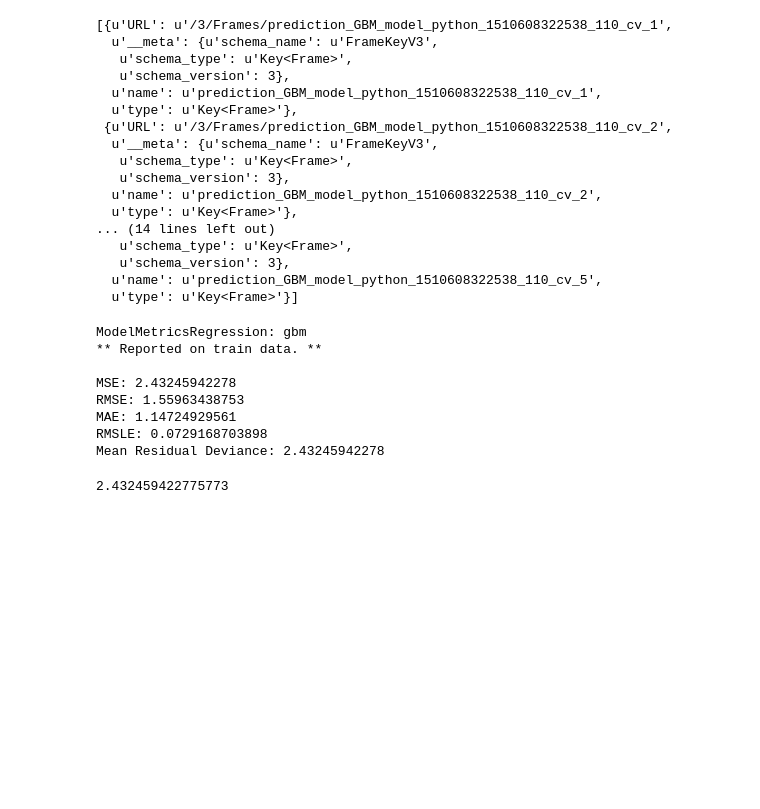
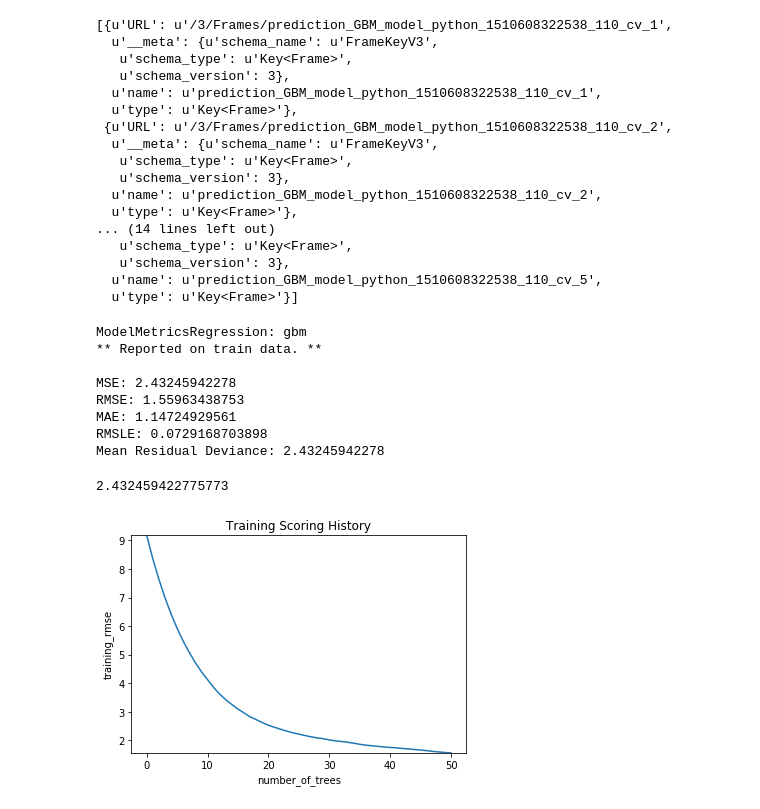
Before and after one commit to Avkash/mldl, a Jupyter notebook: notebook/h2o/H2O-GBM-House-Price-Regression.ipynb, the cells around one changed output. Drawn from its saved outputs; the diff is of its cells as text; code cells hidden in the pictures; blank space fills up the shorter version.

```diff
--- a/notebook/h2o/H2O-GBM-House-Price-Regression.ipynb
+++ b/notebook/h2o/H2O-GBM-House-Price-Regression.ipynb
@@ -796,0 +799,4 @@ gbm_model_with_training_and_cv._model_json['output']['training_metrics']['R^2']
+# %%
+gbm_model_with_training_and_cv.plot()
+# %% [output]
+[figure, added]
```
Also changed, not shown: parts of 1 cell of this notebook.
